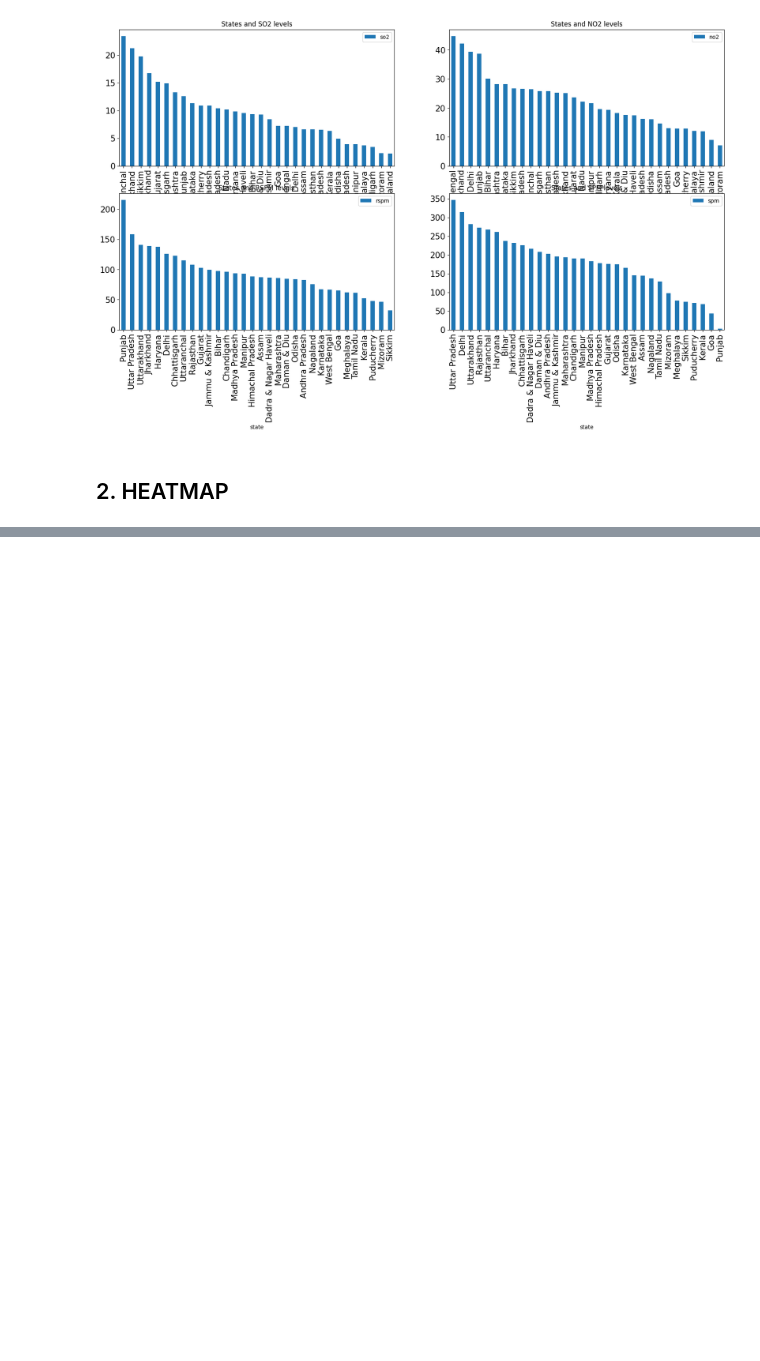
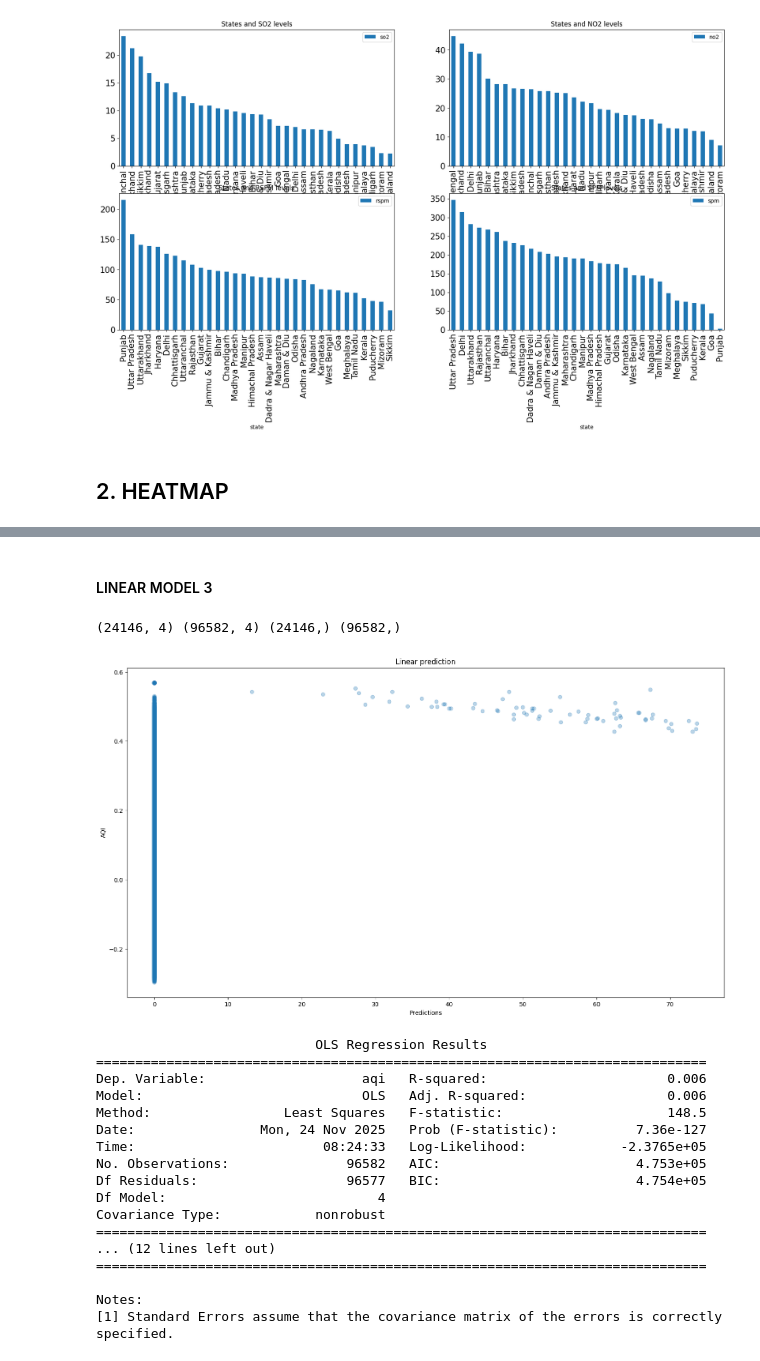
Before and after one commit to Asandandlela16/Air-Quality-Monitoring-in-India, a Jupyter notebook: Untitled6.ipynb, the cells around one changed output, grey strips where cells are left out. Cells and saved outputs as stored; diff of their text form; code cells hidden in the pictures; blank space fills up the shorter version.

```diff
--- a/Untitled6.ipynb
+++ b/Untitled6.ipynb
@@ -482,0 +703,27 @@ state_pollution.plot(kind='bar' , figsize=(20,10), x='state', fontsize=15 ,
+# %% [markdown]
+#### LINEAR MODEL 3
+# %%
+x_3 = dataset[['rspm', 'spm', 'spi', 'rpi']]
+y_3 = dataset['aqi']
+
+linear_regression(x_3, y_3)
+# %% [output]
+(24146, 4) (96582, 4) (24146,) (96582,)
+[figure, added]
+                            OLS Regression Results
+==============================================================================
+Dep. Variable:                    aqi   R-squared:                       0.006
+Model:                            OLS   Adj. R-squared:                  0.006
+Method:                 Least Squares   F-statistic:                     148.5
+Date:                Mon, 24 Nov 2025   Prob (F-statistic):          7.36e-127
+Time:                        08:24:33   Log-Likelihood:            -2.3765e+05
+No. Observations:               96582   AIC:                         4.753e+05
+Df Residuals:                   96577   BIC:                         4.754e+05
+Df Model:                           4
+Covariance Type:            nonrobust
+==============================================================================
+... (12 lines left out)
+==============================================================================
+
+Notes:
+[1] Standard Errors assume that the covariance matrix of the errors is correctly specified.
```
Also changed, not shown: parts of 18 cells of this notebook.
